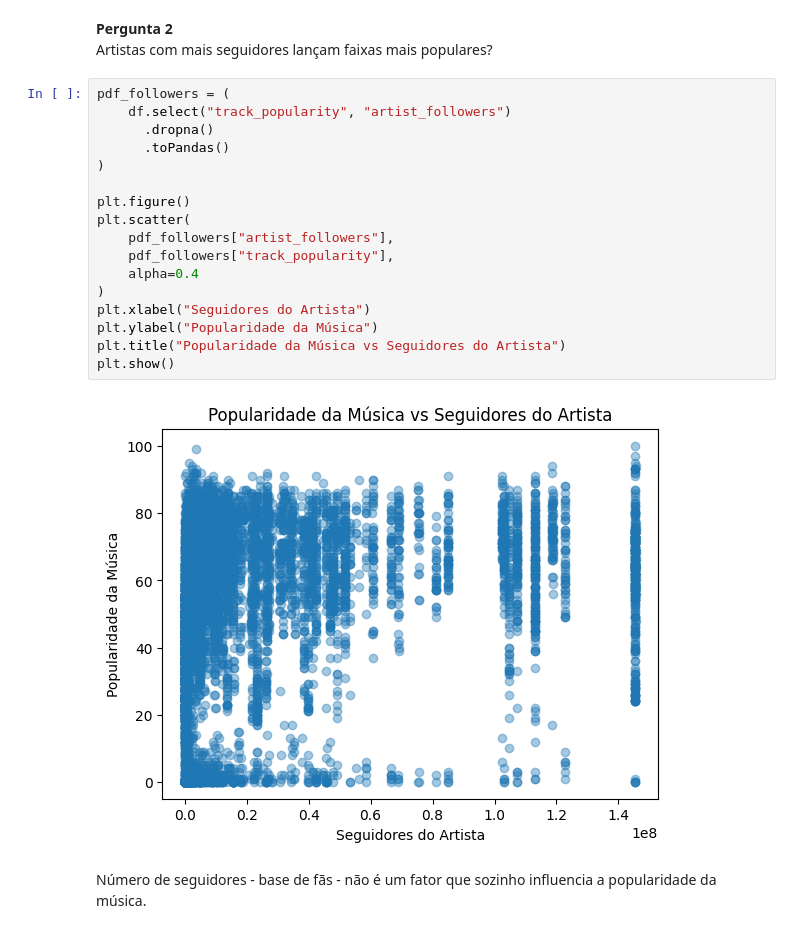
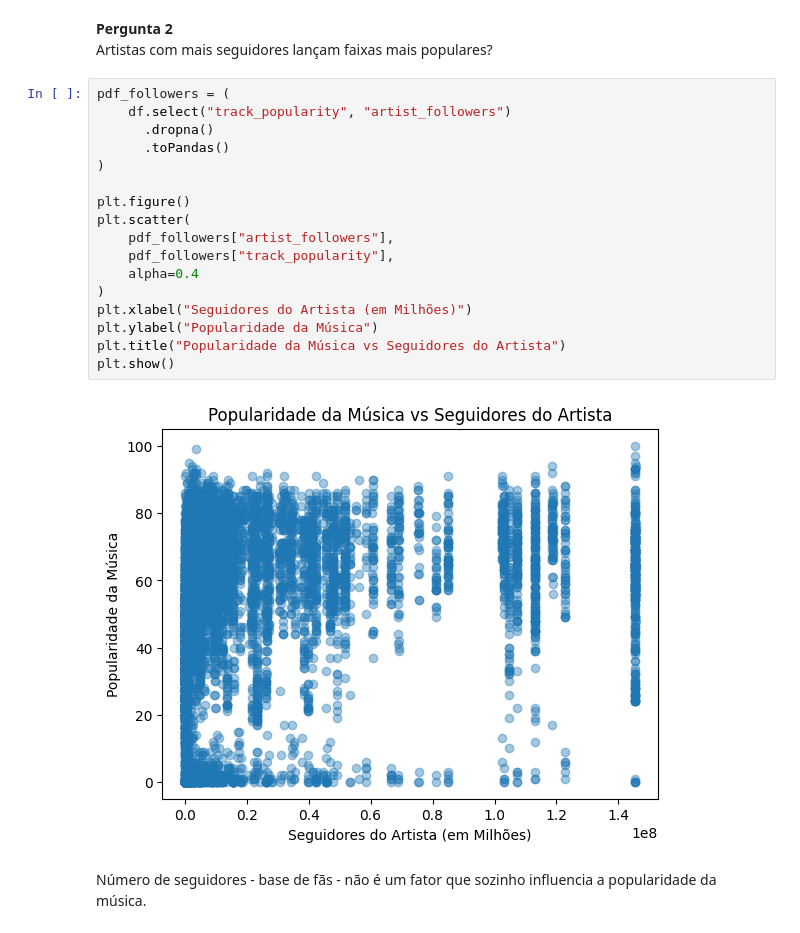
Before and after one commit to igorpedrozo27/MVP_Eng_Dados, a Jupyter notebook: MVP_ENGENHARIA_DE_DADOS.ipynb, the cells around one changed output. Cells and saved outputs as stored; diff of their text form.

```diff
--- a/MVP_ENGENHARIA_DE_DADOS.ipynb
+++ b/MVP_ENGENHARIA_DE_DADOS.ipynb
@@ -351,22 +380,22 @@ Artistas com mais seguidores lançam faixas mais populares?
 # %%
 pdf_followers = (
     df.select("track_popularity", "artist_followers")
       .dropna()
       .toPandas()
 )
 
 plt.figure()
 plt.scatter(
     pdf_followers["artist_followers"],
     pdf_followers["track_popularity"],
     alpha=0.4
 )
-plt.xlabel("Seguidores do Artista")
+plt.xlabel("Seguidores do Artista (em Milhões)")
 plt.ylabel("Popularidade da Música")
 plt.title("Popularidade da Música vs Seguidores do Artista")
 plt.show()
 # %% [output]
-[figure, old version]
+[figure, new version]
 # %% [markdown]
 Número de seguidores - base de fãs - não é um fator que sozinho influencia a popularidade da música.
 # %% [markdown]
```
Also changed, not shown: parts of 12 cells of this notebook.
